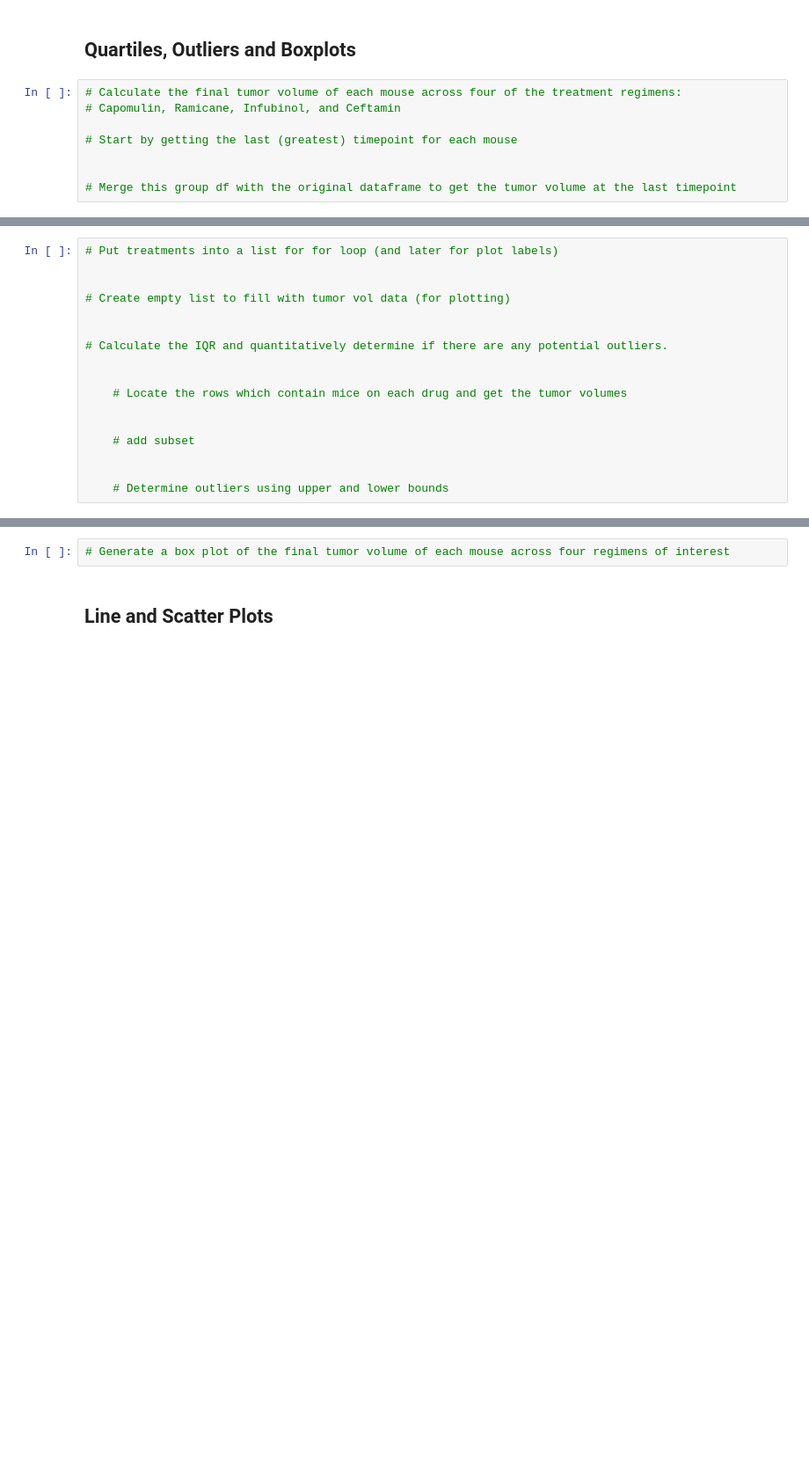
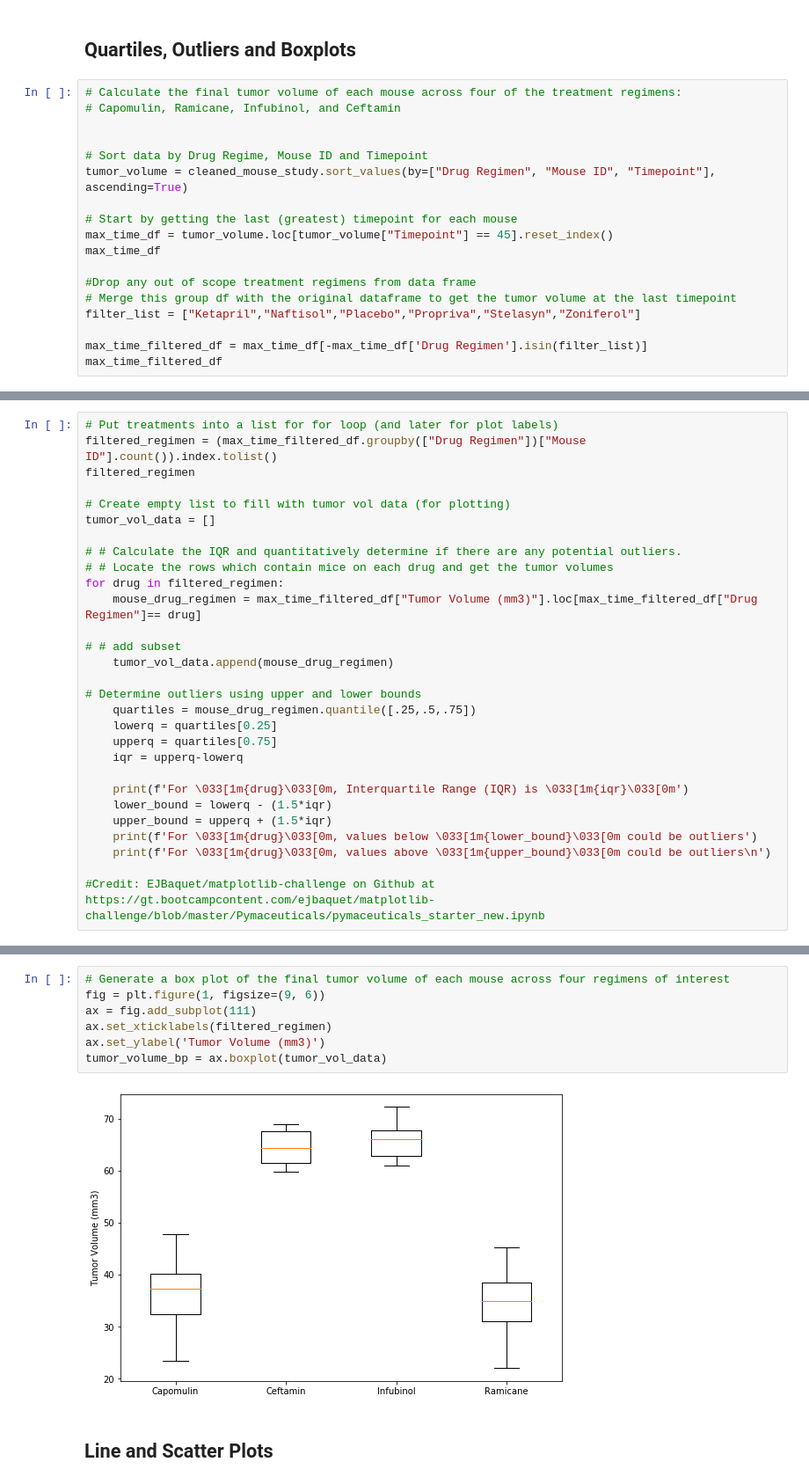
Before and after one commit to frangipani99/Pymaceuticals, a Jupyter notebook: pymaceuticals_starter.ipynb, the cells around one changed output, grey strips where cells are left out. Shown at 88% size. Cells and saved outputs as stored; diff of their text form; blank space fills up the shorter version.

Commit message:
box plots

```diff
--- a/pymaceuticals_starter.ipynb
+++ b/pymaceuticals_starter.ipynb
@@ -244,7 +238,17 @@ plt.axis("equal")
 # Calculate the final tumor volume of each mouse across four of the treatment regimens:
 # Capomulin, Ramicane, Infubinol, and Ceftamin
 
+
+# Sort data by Drug Regime, Mouse ID and Timepoint
+tumor_volume = cleaned_mouse_study.sort_values(by=["Drug Regimen", "Mouse ID", "Timepoint"], ascending=True)
+
 # Start by getting the last (greatest) timepoint for each mouse
+max_time_df = tumor_volume.loc[tumor_volume["Timepoint"] == 45].reset_index()
+max_time_df
 
+#Drop any out of scope treatment regimens from data frame
+# Merge this group df with the original dataframe to get the tumor volume at the last timepoint
+filter_list = ["Ketapril","Naftisol","Placebo","Propriva","Stelasyn","Zoniferol"]
 
-# Merge this group df with the original dataframe to get the tumor volume at the last timepoint
+max_time_filtered_df = max_time_df[-max_time_df['Drug Regimen'].isin(filter_list)]
+max_time_filtered_df
@@ -251,17 +269,29 @@ plt.axis("equal")
 # %%
 # Put treatments into a list for for loop (and later for plot labels)
-
+filtered_regimen = (max_time_filtered_df.groupby(["Drug Regimen"])["Mouse ID"].count()).index.tolist()
+filtered_regimen
 
 # Create empty list to fill with tumor vol data (for plotting)
+tumor_vol_data = []
 
+# # Calculate the IQR and quantitatively determine if there are any potential outliers.
+# # Locate the rows which contain mice on each drug and get the tumor volumes
+for drug in filtered_regimen:
+    mouse_drug_regimen = max_time_filtered_df["Tumor Volume (mm3)"].loc[max_time_filtered_df["Drug Regimen"]== drug]
 
-# Calculate the IQR and quantitatively determine if there are any potential outliers.
+# # add subset
+    tumor_vol_data.append(mouse_drug_regimen)
 
+# Determine outliers using upper and lower bounds
+    quartiles = mouse_drug_regimen.quantile([.25,.5,.75])
+    lowerq = quartiles[0.25]
+    upperq = quartiles[0.75]
+    iqr = upperq-lowerq
 
-    # Locate the rows which contain mice on each drug and get the tumor volumes
+    print(f'For \033[1m{drug}\033[0m, Interquartile Range (IQR) is \033[1m{iqr}\033[0m')
+    lower_bound = lowerq - (1.5*iqr)
+    upper_bound = upperq + (1.5*iqr)
+    print(f'For \033[1m{drug}\033[0m, values below \033[1m{lower_bound}\033[0m could be outliers')
+    print(f'For \033[1m{drug}\033[0m, values above \033[1m{upper_bound}\033[0m could be outliers\n')
 
-
-    # add subset
-
-
-    # Determine outliers using upper and lower bounds
+#Credit: EJBaquet/matplotlib-challenge on Github at https://gt.bootcampcontent.com/ejbaquet/matplotlib-challenge/blob/master/Pymaceuticals/pymaceuticals_starter_new.ipynb
@@ -268,5 +314,12 @@ plt.axis("equal")
 # %%
 # Generate a box plot of the final tumor volume of each mouse across four regimens of interest
+fig = plt.figure(1, figsize=(9, 6))
+ax = fig.add_subplot(111)
+ax.set_xticklabels(filtered_regimen)
+ax.set_ylabel('Tumor Volume (mm3)')
+tumor_volume_bp = ax.boxplot(tumor_vol_data)
+# %% [output]
+[figure, added]
 # %% [markdown]
 ## Line and Scatter Plots
 # %%
```
Also changed, not shown: parts of 15 cells of this notebook, 3 other files.
